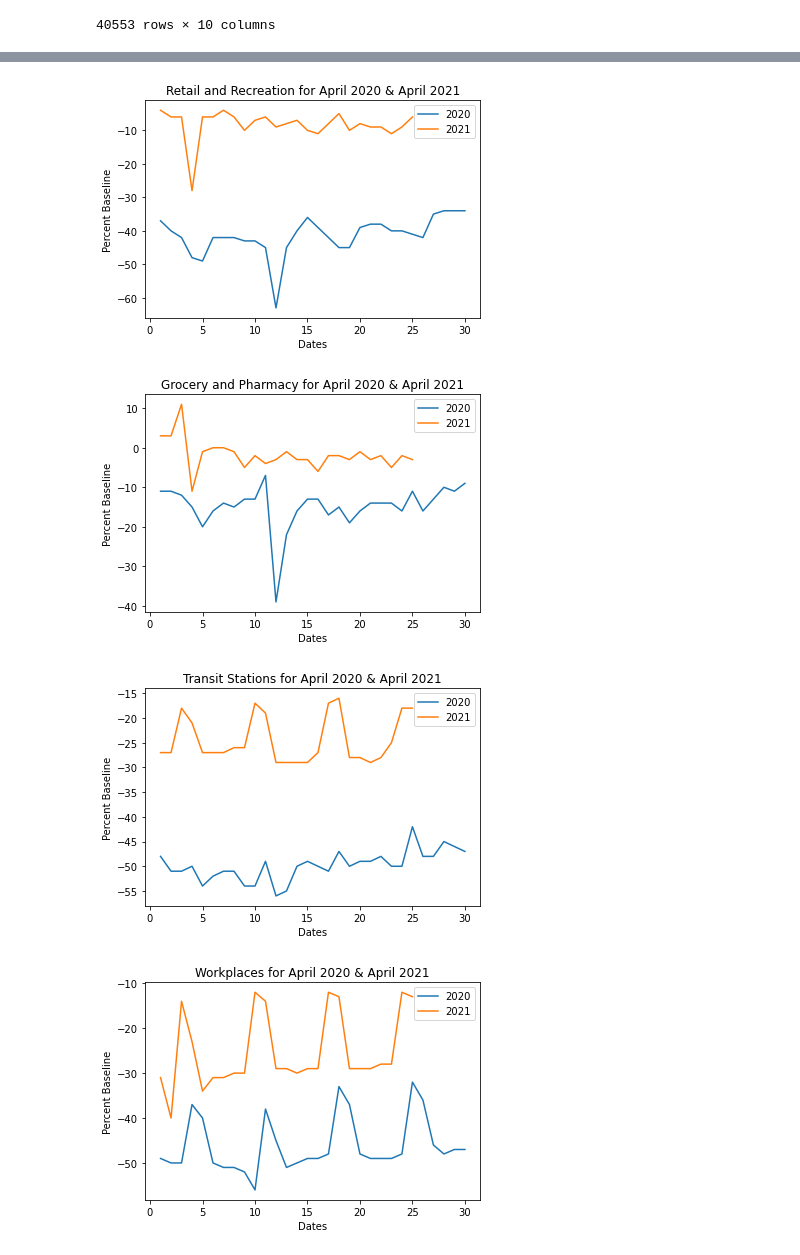
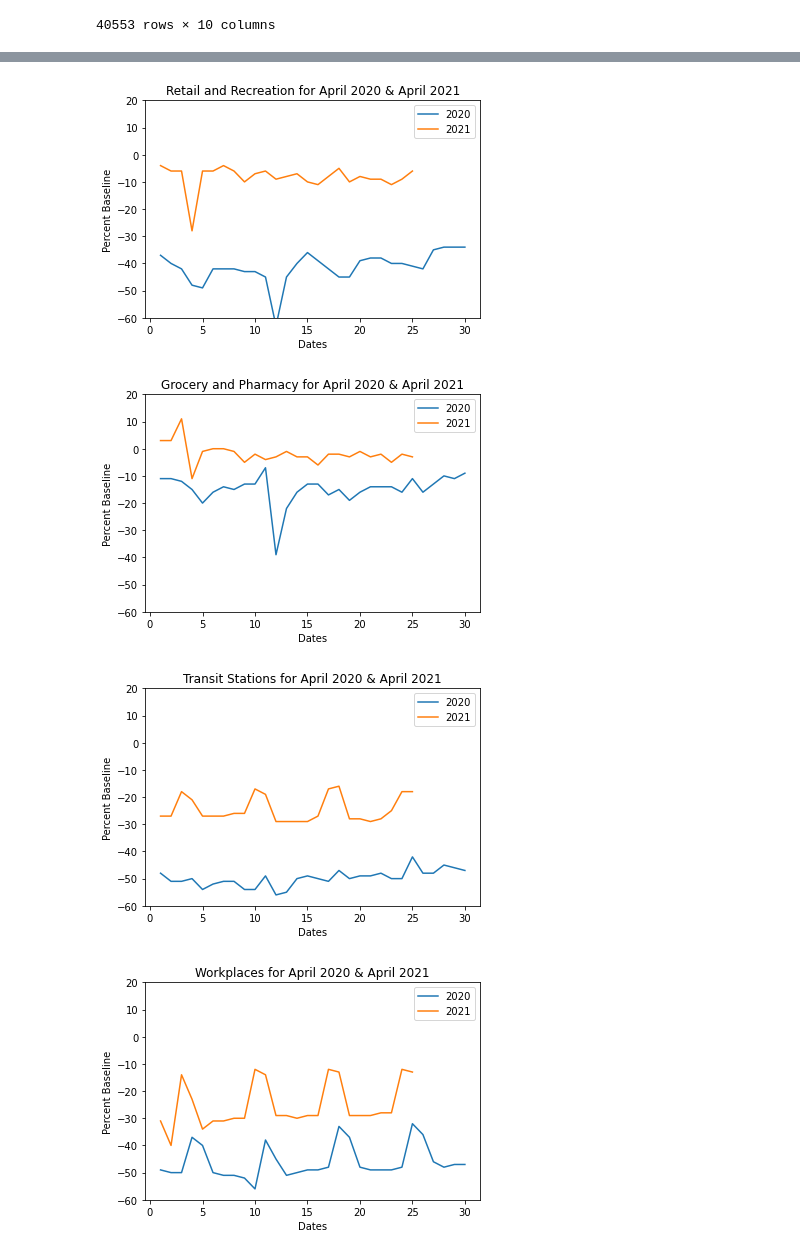
Before and after one commit to Munseaux/Pandemic-Movement, a Jupyter notebook: year_over_year_data.ipynb, the cells around one changed output, grey strips where cells are left out. Drawn from its saved outputs; the diff is of its cells as text; code cells hidden in the pictures.

Commit message:
update the graphs

```diff
--- a/year_over_year_data.ipynb
+++ b/year_over_year_data.ipynb
@@ -319,6 +330,8 @@ labels = ['April 2020', 'April 2021']
 
 x = np.arange(len(labels))  # the label locations
 width = .35 #  the width of the bars
+
+plt.ylim([-60, 20])
 
 # Data
 apr2020_df = apr2020_df[apr2020_df['sub_region_1'].isnull()]
@@ -340,12 +353,14 @@ plt.savefig("Images/Retail and Recreation for April 2020 & April 2021")
 
 plt.show()
 # %% [output]
-[figure, old version]
+[figure, new version]
 # %%
 labels = ['April 2020', 'April 2021']
 
 x = np.arange(len(labels))  # the label locations
 width = .35 #  the width of the bars
+
+plt.ylim([-60, 20])
 
 # Data
 apr2020_df = apr2020_df[apr2020_df['sub_region_1'].isnull()]
@@ -367,12 +382,14 @@ plt.savefig("Images/Grocery and Pharmacy for April 2020 & April 2021")
 
 plt.show()
 # %% [output]
-[figure, old version]
+[figure, new version]
 # %%
 labels = ['April 2020', 'April 2021']
 
 x = np.arange(len(labels))  # the label locations
 width = .35 #  the width of the bars
+
+plt.ylim([-60, 20])
 
 # Data
 mar2020_df = mar2020_df[mar2020_df['sub_region_1'].isnull()]
@@ -394,34 +411,36 @@ plt.savefig("Images/Transit Stations for April 2020 & April 2021")
 
 plt.show()
 # %% [output]
-[figure, old version]
+[figure, new version]
 # %%
 labels = ['April 2020', 'April 2021']
 
 x = np.arange(len(labels))  # the label locations
 width = .35 #  the width of the bars
+
+plt.ylim([-60, 20])
 
 # Data
 apr2020_df = apr2020_df[apr2020_df['sub_region_1'].isnull()]
 apr2021_df = apr2021_df[apr2021_df['sub_region_1'].isnull()]
 
 # plt.figure(figsize=(20,10))
 apr2020_df["month"] = apr2020_df["New Date"].dt.day
 apr2021_df["month"] = apr2021_df["New Date"].dt.day
 plt.plot(apr2020_df['month'], apr2020_df['workplaces_percent_change_from_baseline'], label = '2020')
 plt.plot(apr2021_df['month'], apr2021_df['workplaces_percent_change_from_baseline'], label = '2021')
 
 plt.ylabel('Percent Baseline')
 plt.xlabel('Dates')
 plt.title('Workplaces for April 2020 & April 2021')
 # # show legend
 plt.legend()
 plt.savefig("Images/Workplaces for April 2020 & April 2021")
 
 
 
 plt.show()
 # %% [output]
-[figure, old version]
+[figure, new version]
 # %%
 list(feb_comparison[0])
```
Also changed, not shown: parts of 5 cells of this notebook, 8 other files.
